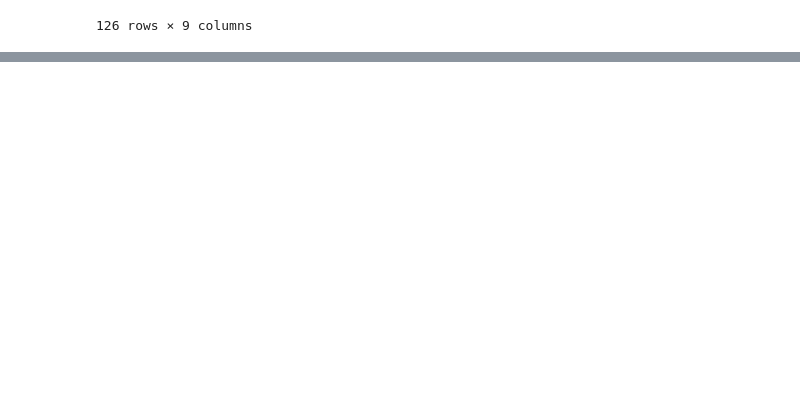
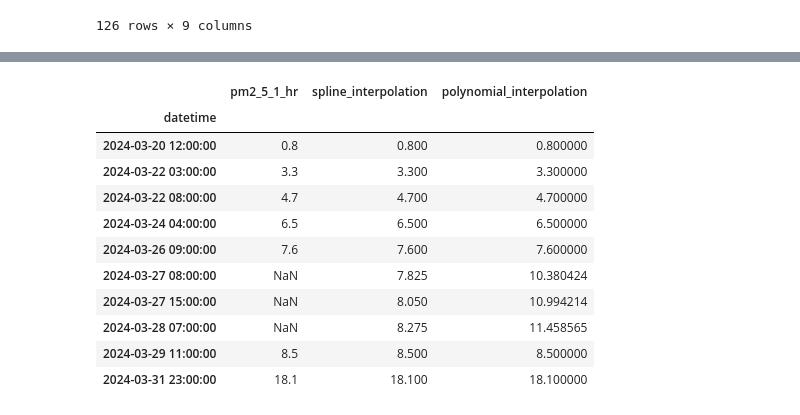
Before and after one commit to MrFanciful/Modern-Time-Series-Forecasting-with-Python-2E, a Jupyter notebook: my_work/chapter_02/01_My_Missing_Values.ipynb, the cells around one changed output, grey strips where cells are left out. Cells and saved outputs as stored; diff of their text form; code cells hidden in the pictures; blank space fills up the shorter version.

```diff
--- a/my_work/chapter_02/01_My_Missing_Values.ipynb
+++ b/my_work/chapter_02/01_My_Missing_Values.ipynb
@@ -159,0 +464,18 @@ df['2010-01': '2010-06']
+# %%
+_df = df.copy()
+_df['spline_interpolation'] = _df['pm2_5_1_hr'].interpolate(methos='spline', order=2)
+_df['polynomial_interpolation'] = _df['pm2_5_1_hr'].interpolate(method='polynomial', order=5)
+_df
+# %% [output]
+|  | pm2_5_1_hr | spline_interpolation | polynomial_interpolation |
+| datetime |  |  |  |
+| 2024-03-20 12:00:00 | 0.8 | 0.800 | 0.800000 |
+| 2024-03-22 03:00:00 | 3.3 | 3.300 | 3.300000 |
+| 2024-03-22 08:00:00 | 4.7 | 4.700 | 4.700000 |
+| 2024-03-24 04:00:00 | 6.5 | 6.500 | 6.500000 |
+| 2024-03-26 09:00:00 | 7.6 | 7.600 | 7.600000 |
+| 2024-03-27 08:00:00 | NaN | 7.825 | 10.380424 |
+| 2024-03-27 15:00:00 | NaN | 8.050 | 10.994214 |
+| 2024-03-28 07:00:00 | NaN | 8.275 | 11.458565 |
+| 2024-03-29 11:00:00 | 8.5 | 8.500 | 8.500000 |
+| 2024-03-31 23:00:00 | 18.1 | 18.100 | 18.100000 |
```
Also changed, not shown: parts of 29 cells of this notebook, 1 other file.
